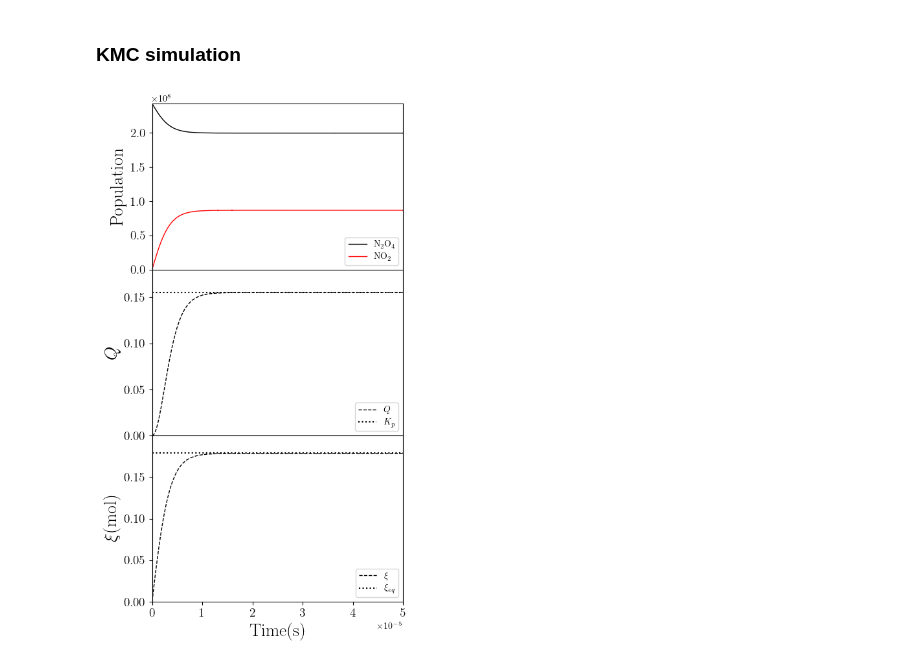
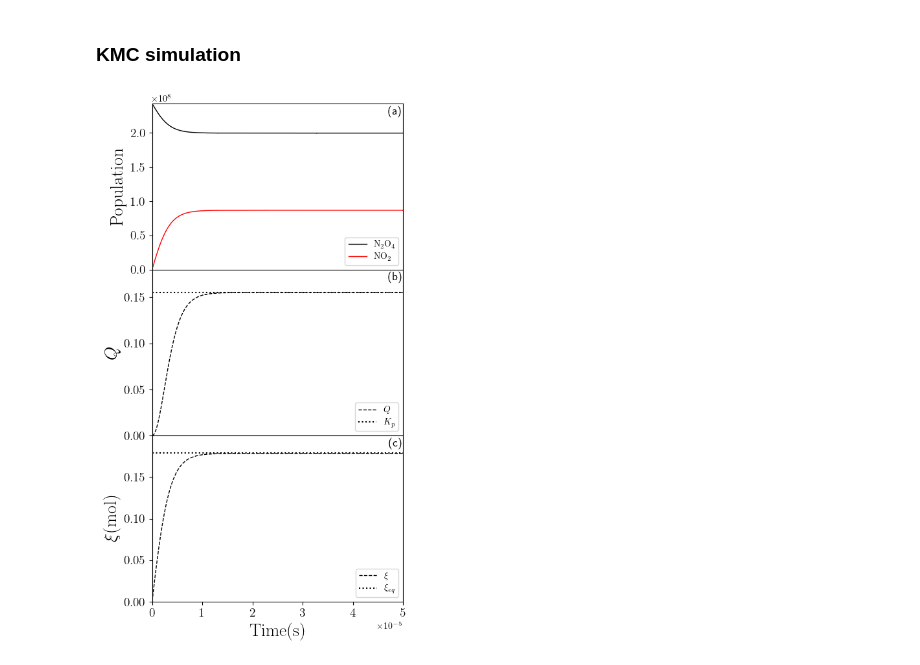
Before and after one commit to emartineznunez/Kp, a Jupyter notebook: kp.ipynb, the cells around one changed output. Saved outputs shown, nothing was run; the diff lists cells and outputs as text; code cells hidden in the pictures.

```diff
--- a/kp.ipynb
+++ b/kp.ipynb
@@ -929,31 +929,35 @@ axs[2].set_ylabel(r'$\xi \mathrm{(mol)}$',fontsize=20)
 axs[2].set_xlabel(r'$\mathrm{Time (s)}$',fontsize=20)
 
 axs[1].set_xlim(0,max(x))
 axs[1].set_ylim(0,0.18)
 
 axs[2].set_xlim(0,max(x))
 axs[2].set_ylim(0,0.1999999)
 
 axs[0].xaxis.set_tick_params(labelbottom=False)
 axs[0].set_xticks([])
 
 axs[1].xaxis.set_tick_params(labelbottom=False)
 axs[1].set_xticks([])
 
 axs[1].axhline(y=0.155,color='black', linestyle=':',label=r'$K_p$')
 
 axs[2].axhline(y=0.179, color='black', linestyle=':',label=r'$\xi_{eq}$')
 axs[0].legend(loc='lower right')
 axs[1].legend(loc='lower right')
 axs[2].legend(loc='lower right')
 axs[0].yaxis.set_tick_params(labelsize=14)
 axs[1].yaxis.set_tick_params(labelsize=14)
 axs[2].yaxis.set_tick_params(labelsize=14)
 axs[2].xaxis.set_tick_params(labelsize=14)
 
 
+axs[0].text(0.97,0.95, '(a)', fontsize=13,  horizontalalignment='center', verticalalignment='center', transform=axs[0].transAxes)
+axs[1].text(0.97,0.95, '(b)', fontsize=13,  horizontalalignment='center', verticalalignment='center', transform=axs[1].transAxes)
+axs[2].text(0.97,0.95, '(c)', fontsize=13,  horizontalalignment='center', verticalalignment='center', transform=axs[2].transAxes)
+
 
 plt.savefig('Kp.svg',bbox_inches='tight')
 plt.show()
 # %% [output]
-[figure, old version]
+[figure, new version]
```
